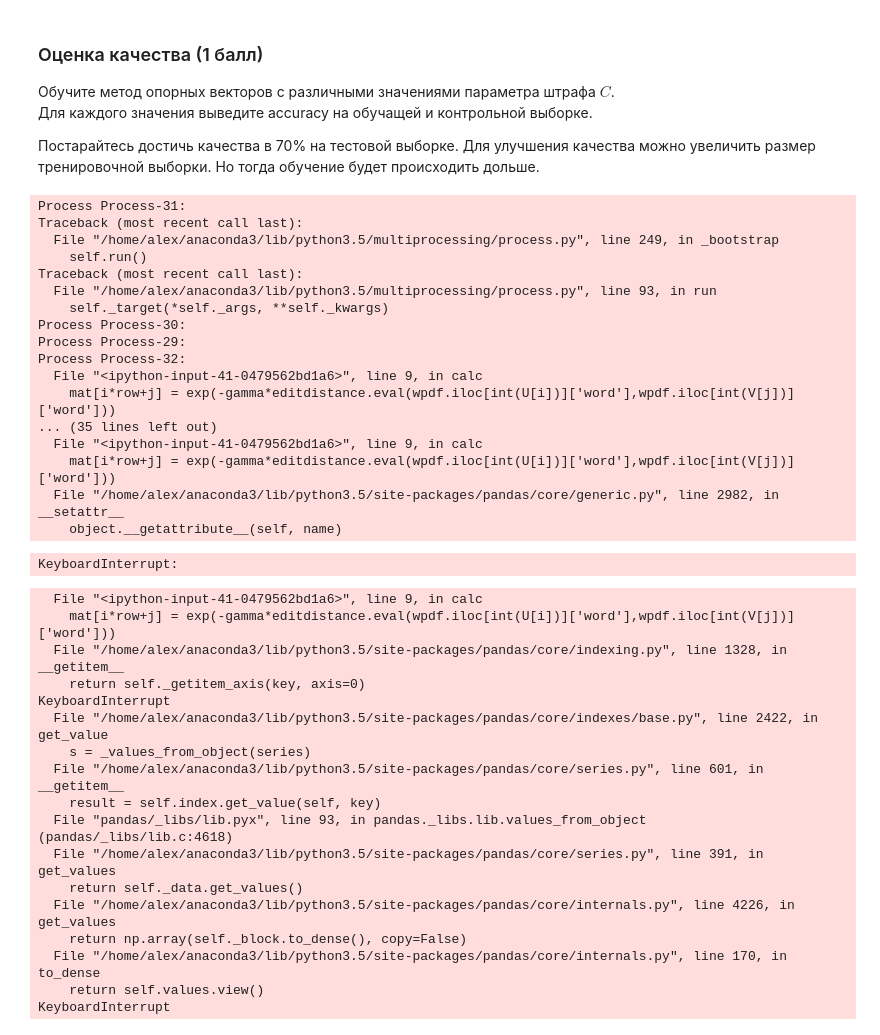
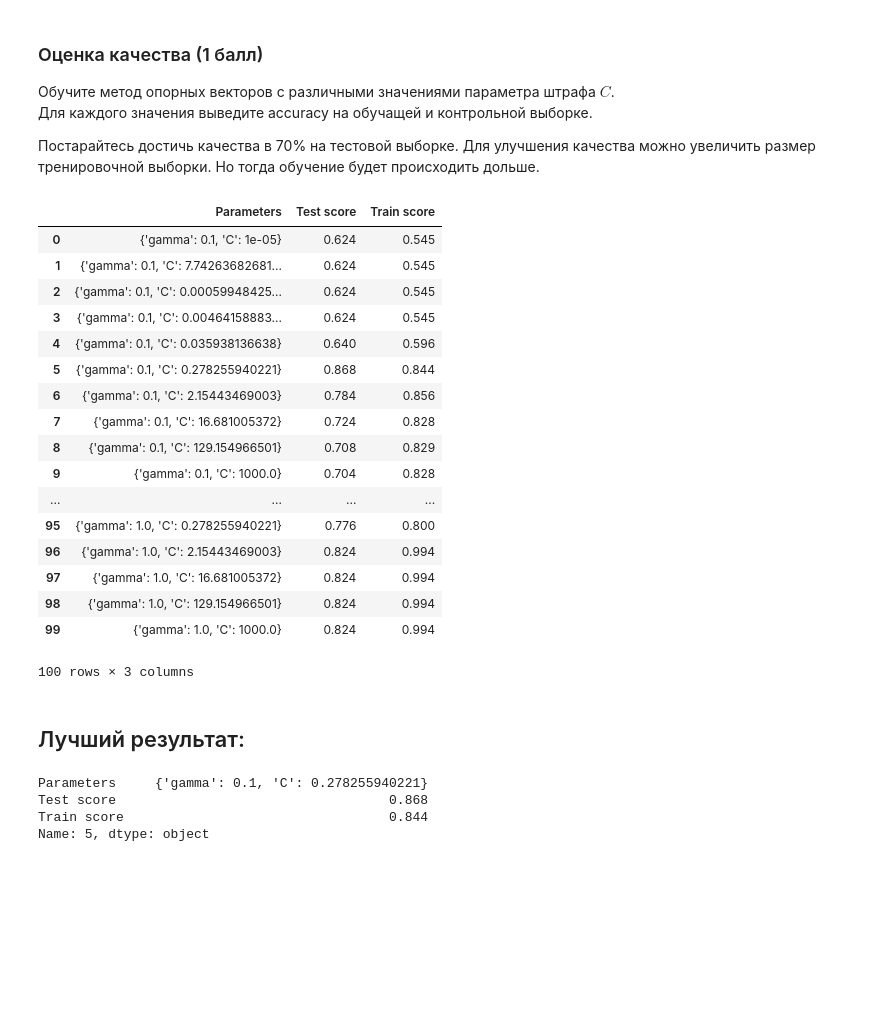
Before and after one commit to alxkornv/University-programming-projects, a Jupyter notebook: hw13y.ipynb, the cells around one changed output. Drawn from its saved outputs; the diff is of its cells as text; code cells hidden in the pictures; blank space fills up the shorter version.

```diff
--- a/hw13y.ipynb
+++ b/hw13y.ipynb
@@ -548,7 +539,7 @@ class AutoVivification(dict):
 # %%
 gammas_ = np.arange(0.1,1.1,0.1)
 nC = np.logspace(-5,3,10)
-scores = AutoVivification()
+results = pd.DataFrame()
 # %%
 #Пояснение: чтобы обучать svm с различными параметрами C необязатаельно каждый раз вычислять матрицы ядра,
 #тк они не зависят от C.
@@ -558,45 +549,42 @@ scores = AutoVivification()
 #2) Для каждого C будем подавать эти матрицы в SVC(kernel = 'precomputed')
 for gamma in gammas_:
     train_mat = string_kernel_thr(X_train,X_train,gamma)
-    test_mat = string_kernel_thr(X_train,X_test,gamma)
+    test_mat = string_kernel_thr(X_test,X_train,gamma)
     for elem in nC:
-        svc = SVC(C=elem,kernel = 'precomputed')
+        svc = SVC(C=elem,kernel = 'precomputed',cache_size=1000)
         svc.fit(train_mat,y_train)
-        y_pred = svc.predict(test_mat)
-        scores[gamma][elem] = accuracy_score(y_pred,y_test)
+        y_pred_test = svc.predict(test_mat)
+        y_pred_train = svc.predict(train_mat)
+        test_score = accuracy_score(y_pred_test,y_test)
+        train_score = accuracy_score(y_pred_train,y_train)
+        results = results.append({'Parameters':{'gamma':gamma,'C':elem},'Test score':test_score,'Train score':train_score},ignore_index=True)
-# %% [output]
-Process Process-31:
-Traceback (most recent call last):
-  File "/home/alex/anaconda3/lib/python3.5/multiprocessing/process.py", line 249, in _bootstrap
-    self.run()
-Traceback (most recent call last):
-  File "/home/alex/anaconda3/lib/python3.5/multiprocessing/process.py", line 93, in run
-    self._target(*self._args, **self._kwargs)
-Process Process-30:
-Process Process-29:
-Process Process-32:
-  File "<ipython-input-41-0479562bd1a6>", line 9, in calc
-    mat[i*row+j] = exp(-gamma*editdistance.eval(wpdf.iloc[int(U[i])]['word'],wpdf.iloc[int(V[j])]['word']))
-... (35 lines left out)
-  File "<ipython-input-41-0479562bd1a6>", line 9, in calc
-    mat[i*row+j] = exp(-gamma*editdistance.eval(wpdf.iloc[int(U[i])]['word'],wpdf.iloc[int(V[j])]['word']))
-  File "/home/alex/anaconda3/lib/python3.5/site-packages/pandas/core/generic.py", line 2982, in __setattr__
-    object.__getattribute__(self, name)
-KeyboardInterrupt:
-  File "<ipython-input-41-0479562bd1a6>", line 9, in calc
-    mat[i*row+j] = exp(-gamma*editdistance.eval(wpdf.iloc[int(U[i])]['word'],wpdf.iloc[int(V[j])]['word']))
-  File "/home/alex/anaconda3/lib/python3.5/site-packages/pandas/core/indexing.py", line 1328, in __getitem__
-    return self._getitem_axis(key, axis=0)
-KeyboardInterrupt
-  File "/home/alex/anaconda3/lib/python3.5/site-packages/pandas/core/indexes/base.py", line 2422, in get_value
-    s = _values_from_object(series)
-  File "/home/alex/anaconda3/lib/python3.5/site-packages/pandas/core/series.py", line 601, in __getitem__
-    result = self.index.get_value(self, key)
-  File "pandas/_libs/lib.pyx", line 93, in pandas._libs.lib.values_from_object (pandas/_libs/lib.c:4618)
-  File "/home/alex/anaconda3/lib/python3.5/site-packages/pandas/core/series.py", line 391, in get_values
-    return self._data.get_values()
-  File "/home/alex/anaconda3/lib/python3.5/site-packages/pandas/core/internals.py", line 4226, in get_values
-    return np.array(self._block.to_dense(), copy=False)
-  File "/home/alex/anaconda3/lib/python3.5/site-packages/pandas/core/internals.py", line 170, in to_dense
-    return self.values.view()
-KeyboardInterrupt
+# %%
+results
+# %% [output]
+|  | Parameters | Test score | Train score |
+| 0 | {'gamma': 0.1, 'C': 1e-05} | 0.624 | 0.545 |
+| 1 | {'gamma': 0.1, 'C': 7.74263682681... | 0.624 | 0.545 |
+| 2 | {'gamma': 0.1, 'C': 0.00059948425... | 0.624 | 0.545 |
+| 3 | {'gamma': 0.1, 'C': 0.00464158883... | 0.624 | 0.545 |
+| 4 | {'gamma': 0.1, 'C': 0.035938136638} | 0.640 | 0.596 |
+| 5 | {'gamma': 0.1, 'C': 0.278255940221} | 0.868 | 0.844 |
+| 6 | {'gamma': 0.1, 'C': 2.15443469003} | 0.784 | 0.856 |
+| 7 | {'gamma': 0.1, 'C': 16.681005372} | 0.724 | 0.828 |
+| 8 | {'gamma': 0.1, 'C': 129.154966501} | 0.708 | 0.829 |
+| 9 | {'gamma': 0.1, 'C': 1000.0} | 0.704 | 0.828 |
+| ... | ... | ... | ... |
+| 95 | {'gamma': 1.0, 'C': 0.278255940221} | 0.776 | 0.800 |
+| 96 | {'gamma': 1.0, 'C': 2.15443469003} | 0.824 | 0.994 |
+| 97 | {'gamma': 1.0, 'C': 16.681005372} | 0.824 | 0.994 |
+| 98 | {'gamma': 1.0, 'C': 129.154966501} | 0.824 | 0.994 |
+| 99 | {'gamma': 1.0, 'C': 1000.0} | 0.824 | 0.994 |
+100 rows × 3 columns
+# %% [markdown]
+## Лучший результат:
+# %%
+results.iloc[results['Test score'].idxmax()]
+# %% [output]
+Parameters     {'gamma': 0.1, 'C': 0.278255940221}
+Test score                                   0.868
+Train score                                  0.844
+Name: 5, dtype: object
```
Also changed, not shown: parts of 1 cell of this notebook.
